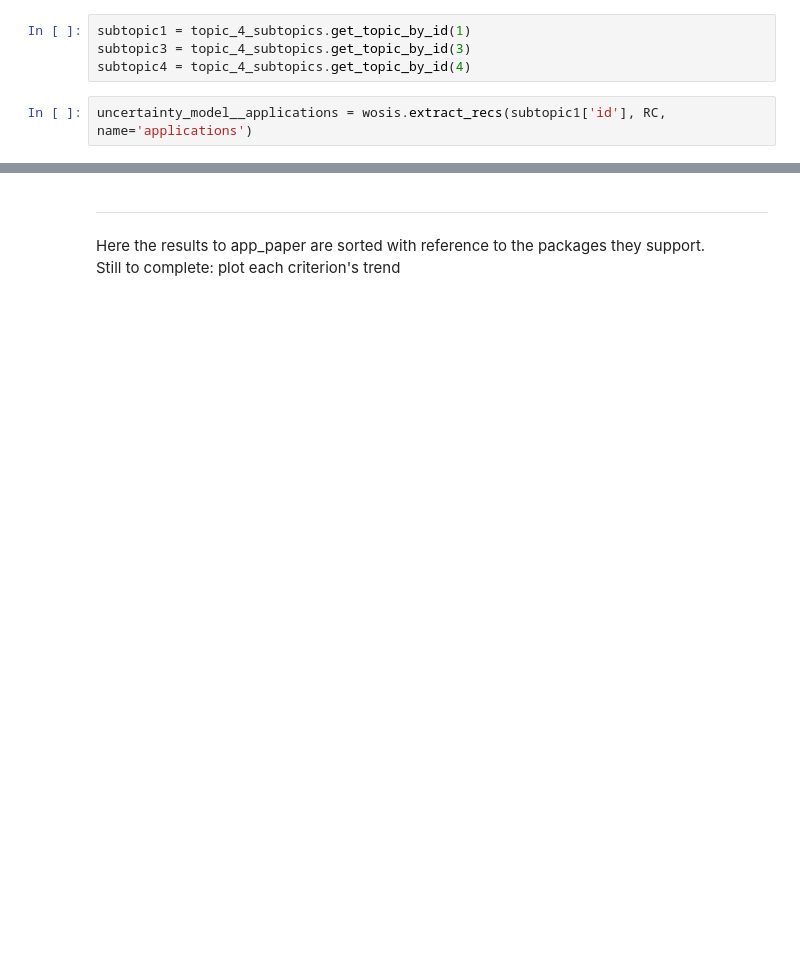
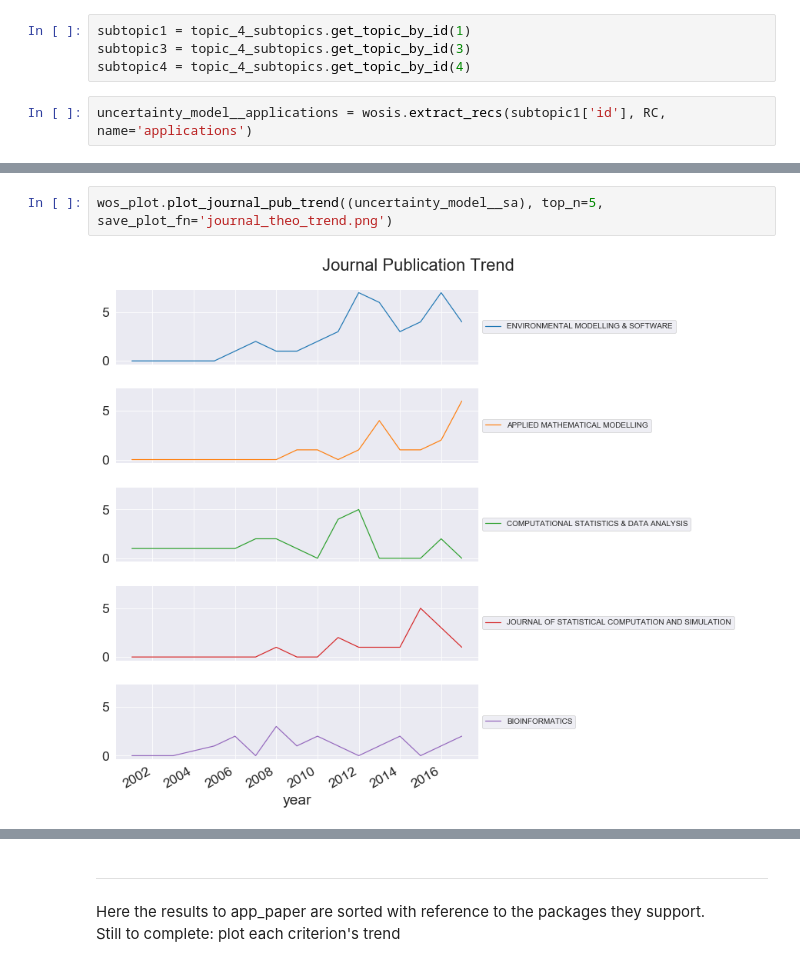
Before and after one commit to frog7/uasa-trends, a Jupyter notebook: notebooks/Topic modelling and network graphs.ipynb, the cells around one changed output, grey strips where cells are left out. Saved outputs shown, nothing was run; the diff lists cells and outputs as text; blank space fills up the shorter version.

```diff
--- a/notebooks/Topic modelling and network graphs.ipynb
+++ b/notebooks/Topic modelling and network graphs.ipynb
@@ -154,0 +179,4 @@ wos_plot.plot_topic_trend([uncertainty_model__applications, uncertainty_model__s
+# %%
+wos_plot.plot_journal_pub_trend((uncertainty_model__sa), top_n=5, save_plot_fn='journal_theo_trend.png')
+# %% [output]
+[figure, added]
```
Also changed, not shown: parts of 52 cells of this notebook.
